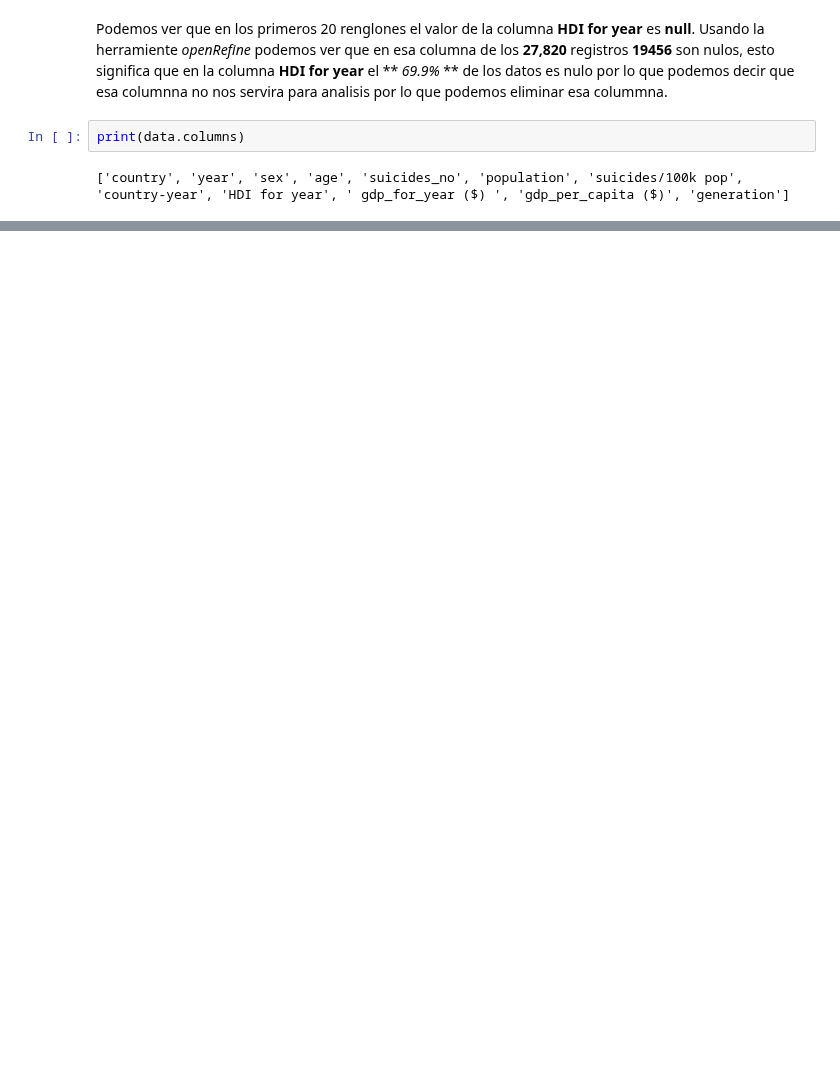
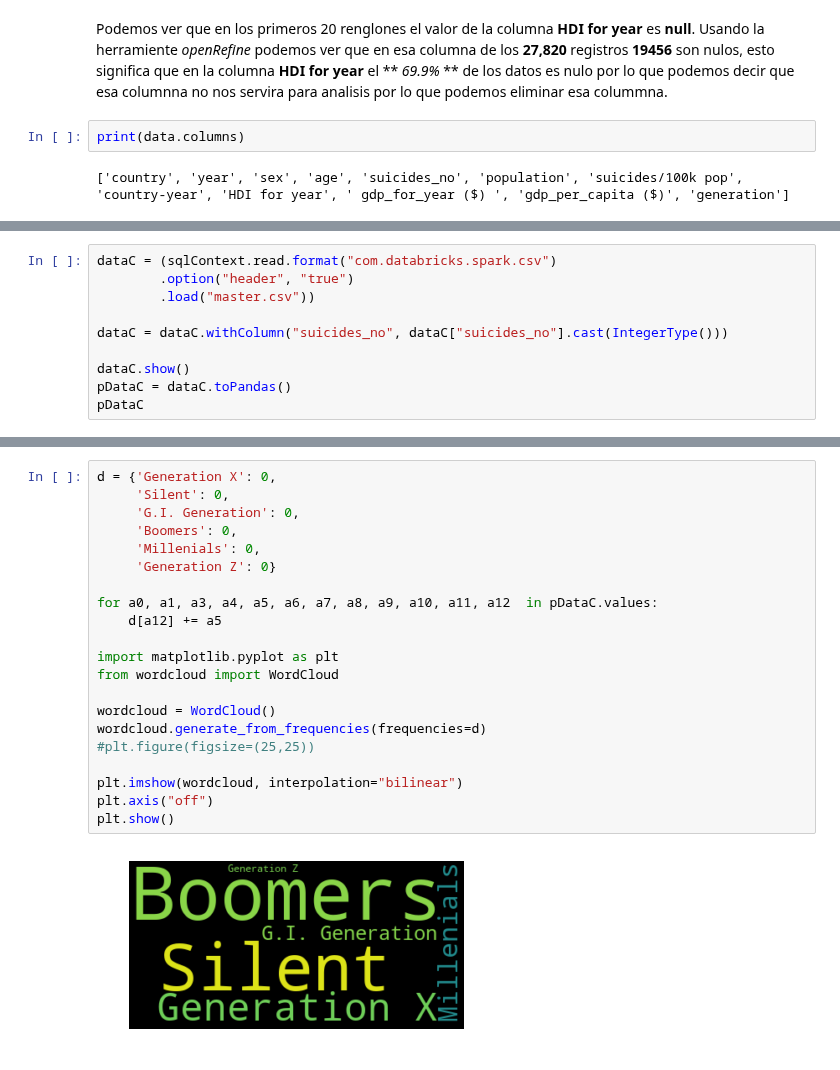
Before and after one commit to JoseCPI/SuicideDataAalisis, a Jupyter notebook: proyecto.ipynb, the cells around one changed output, grey strips where cells are left out. Drawn from its saved outputs; the diff is of its cells as text; blank space fills up the shorter version.

```diff
--- a/proyecto.ipynb
+++ b/proyecto.ipynb
@@ -66,0 +158,10 @@ print(data.columns)
+# %%
+dataC = (sqlContext.read.format("com.databricks.spark.csv")
+        .option("header", "true")
+        .load("master.csv"))
+
+dataC = dataC.withColumn("suicides_no", dataC["suicides_no"].cast(IntegerType()))
+
+dataC.show()
+pDataC = dataC.toPandas()
+pDataC
@@ -66,0 +204,23 @@ print(data.columns)
+# %%
+d = {'Generation X': 0,
+     'Silent': 0,
+     'G.I. Generation': 0,
+     'Boomers': 0,
+     'Millenials': 0,
+     'Generation Z': 0}
+
+for a0, a1, a3, a4, a5, a6, a7, a8, a9, a10, a11, a12  in pDataC.values:
+    d[a12] += a5
+
+import matplotlib.pyplot as plt
+from wordcloud import WordCloud
+
+wordcloud = WordCloud()
+wordcloud.generate_from_frequencies(frequencies=d)
+#plt.figure(figsize=(25,25))
+
+plt.imshow(wordcloud, interpolation="bilinear")
+plt.axis("off")
+plt.show()
+# %% [output]
+[figure, added]
```
Also changed, not shown: parts of 12 cells of this notebook.
